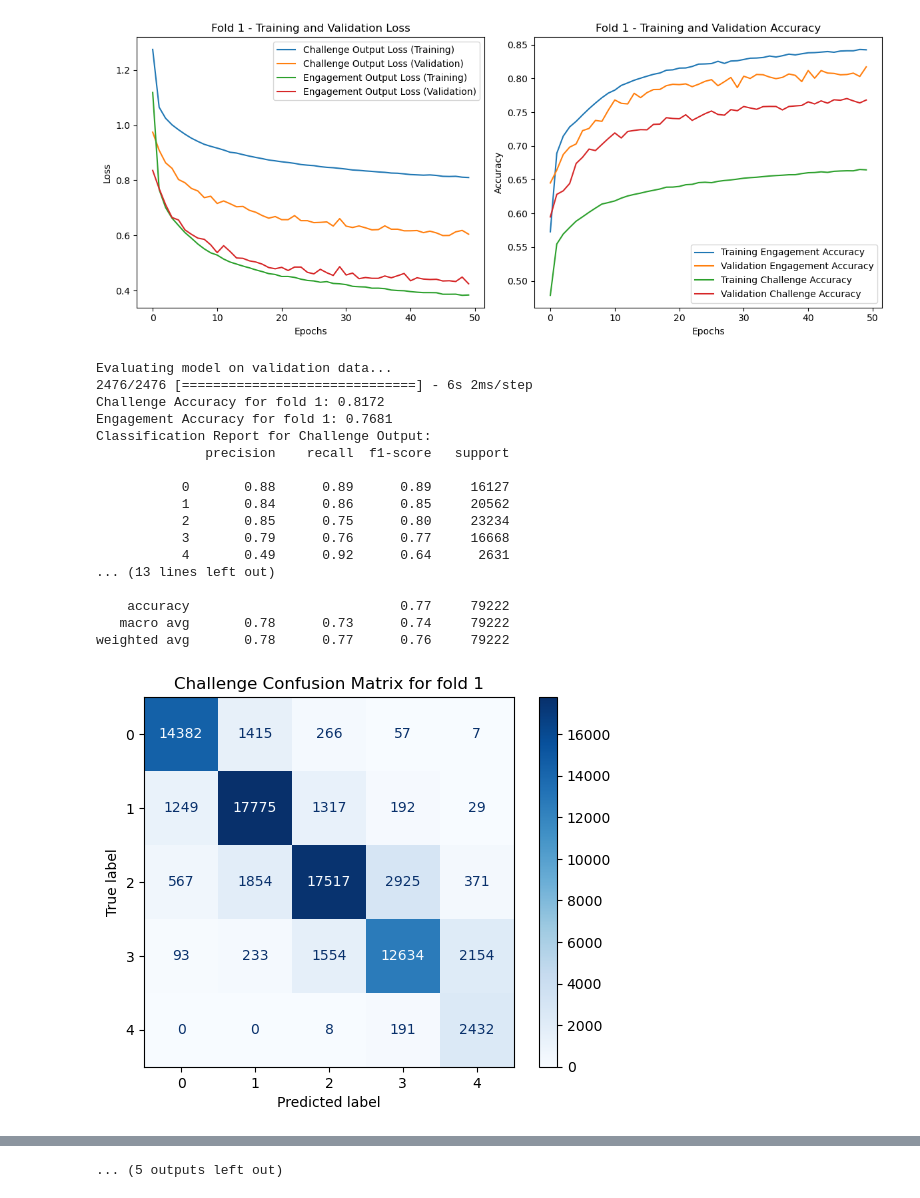
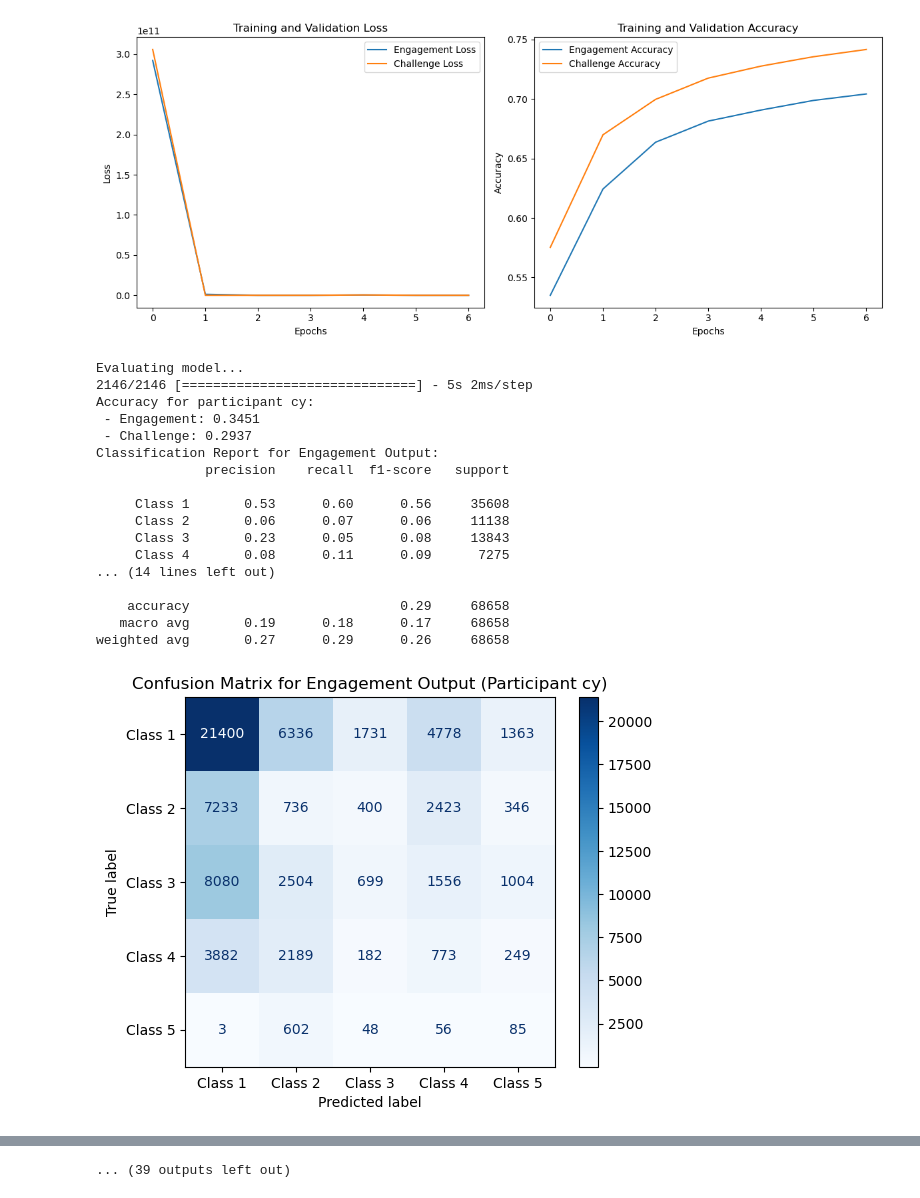
Before and after one commit to ipcarepi/ML-Models, a Jupyter notebook: LSTM execution.ipynb, the cells around one changed output, grey strips where cells are left out. Drawn from its saved outputs; the diff is of its cells as text; code cells hidden in the pictures.

```diff
--- a/LSTM execution.ipynb
+++ b/LSTM execution.ipynb
@@ -104,8 +104,8 @@ def make_sequences(df, time_df, annotation, window_size):
                 engagement_sequences.append(annotation.loc[j, 'Engagement'])
                 break
         else:
-            challenge_sequences.append(annotation.loc[1, 'Challenge'])
-            engagement_sequences.append(annotation.loc[1, 'Engagement'])
+            challenge_sequences.append(1)
+            engagement_sequences.append(1)
     return np.array(sequences), np.array(challenge_sequences), np.array(engagement_sequences)
 
 def create_dataset(data_frames, annotations, window_size, expected_features, baseline_duration):
@@ -145,7 +145,7 @@ def create_dataset(data_frames, annotations, window_size, expected_features, bas
             processed_df = processed_df.iloc[:, :expected_features]
 
         annotation = annotations[(participant, session)]
-
+        print(participant, session)
         sequences, challenge_sequences, engagement_sequences = make_sequences(processed_df, processed_df_unix['UNIX Time'], annotation, window_size)
         if len(sequences) > 0:
             X_data.append(sequences)
@@ -456,7 +456,7 @@ def main():
     baseline_duration = 30  # Set this to your baseline duration in seconds
 
     print(f"\n{'='*50}")
-    print(f"Running 5-class classification with Stratified K-Fold evaluation")
+    print(f"Running 5-class classification with Loso evaluation")
     print(f"{'='*50}")
 
     X, challenge, engagement, participants = create_dataset(data_frames, annotations, window_size, expected_features, baseline_duration)
@@ -501,9 +501,9 @@ def main():
     print(f'engagement_encoded : {engagement_encoded.shape}')
 
     try:
-        print("\nStarting Stratified K-Fold evaluation with best hyperparameters...")
-        loso_mean, loso_std = stratified_kfold_evaluation(X, [challenge_encoded, engagement_encoded], best_hyperparameters)
-        print(f"\nStratified K-Fold evaluation results:")
+        print("\nStarting Loso evaluation with best hyperparameters...")
+        loso_mean, loso_std = loso_evaluation(X, [challenge_encoded, engagement_encoded], participants, best_hyperparameters)
+        print(f"\nLoso evaluation results:")
         print(f"Mean accuracy: {loso_mean:.4f} (+/- {loso_std:.4f})")
 
         # Optionally, train a final model on the entire dataset
@@ -526,19 +526,19 @@ def main():
                        callbacks=[early_stopping_final], verbose=1)
 
         # Save the final model
-        model_filename = r"C:\Users\HCIS\Downloads\pilotdata\best_lstm_model_lowhigh_3class0723.h5"
+        model_filename = r"C:\Users\USER\Downloads\pilotdata\best_lstm_model_5class1127.h5"
         final_model.save(model_filename)
         print(f"\nFinal model saved as {model_filename}")
 
         # Save the label encoder
         import joblib
-        le_filename = r"C:\Users\HCIS\Downloads\pilotdata\label_encoder_lowhigh0723.joblib"
+        le_filename = r"C:\Users\USER\Downloads\pilotdata\label_encoder_5class1127.joblib"
         joblib.dump([le_challenge, le_engagement], le_filename)
         print(f"Label encoder saved as {le_filename}")
 
     except Exception as e:
         import traceback
-        print(f"An error occurred during the kfold evaluation or model saving:")
+        print(f"An error occurred during the Loso evaluation or model saving:")
         print(str(e))
         print("Traceback:")
         traceback.print_exc()
@@ -566,19 +566,19 @@ Epoch 50/50
-[figure, old version]
+[figure, new version]
-Evaluating model on validation data...
-2476/2476 [==============================] - 6s 2ms/step
-Challenge Accuracy for fold 1: 0.8172
-Engagement Accuracy for fold 1: 0.7681
-Classification Report for Challenge Output:
+Evaluating model...
+2146/2146 [==============================] - 5s 2ms/step
+Accuracy for participant cy:
+ - Engagement: 0.3451
+ - Challenge: 0.2937
+Classification Report for Engagement Output:
               precision    recall  f1-score   support
 
-           0       0.88      0.89      0.89     16127
-           1       0.84      0.86      0.85     20562
-           2       0.85      0.75      0.80     23234
-           3       0.79      0.76      0.77     16668
-           4       0.49      0.92      0.64      2631
-... (13 lines left out)
+     Class 1       0.53      0.60      0.56     35608
+     Class 2       0.06      0.07      0.06     11138
+     Class 3       0.23      0.05      0.08     13843
+     Class 4       0.08      0.11      0.09      7275
+... (14 lines left out)
 
-    accuracy                           0.77     79222
-   macro avg       0.78      0.73      0.74     79222
-weighted avg       0.78      0.77      0.76     79222
+    accuracy                           0.29     68658
+   macro avg       0.19      0.18      0.17     68658
+weighted avg       0.27      0.29      0.26     68658
-[figure, old version]
+[figure, new version]
@@ -641 +613 @@ Epoch 50/50
-... (5 outputs left out)
+... (39 outputs left out)
```
Also changed, not shown: parts of 1 cell of this notebook.
